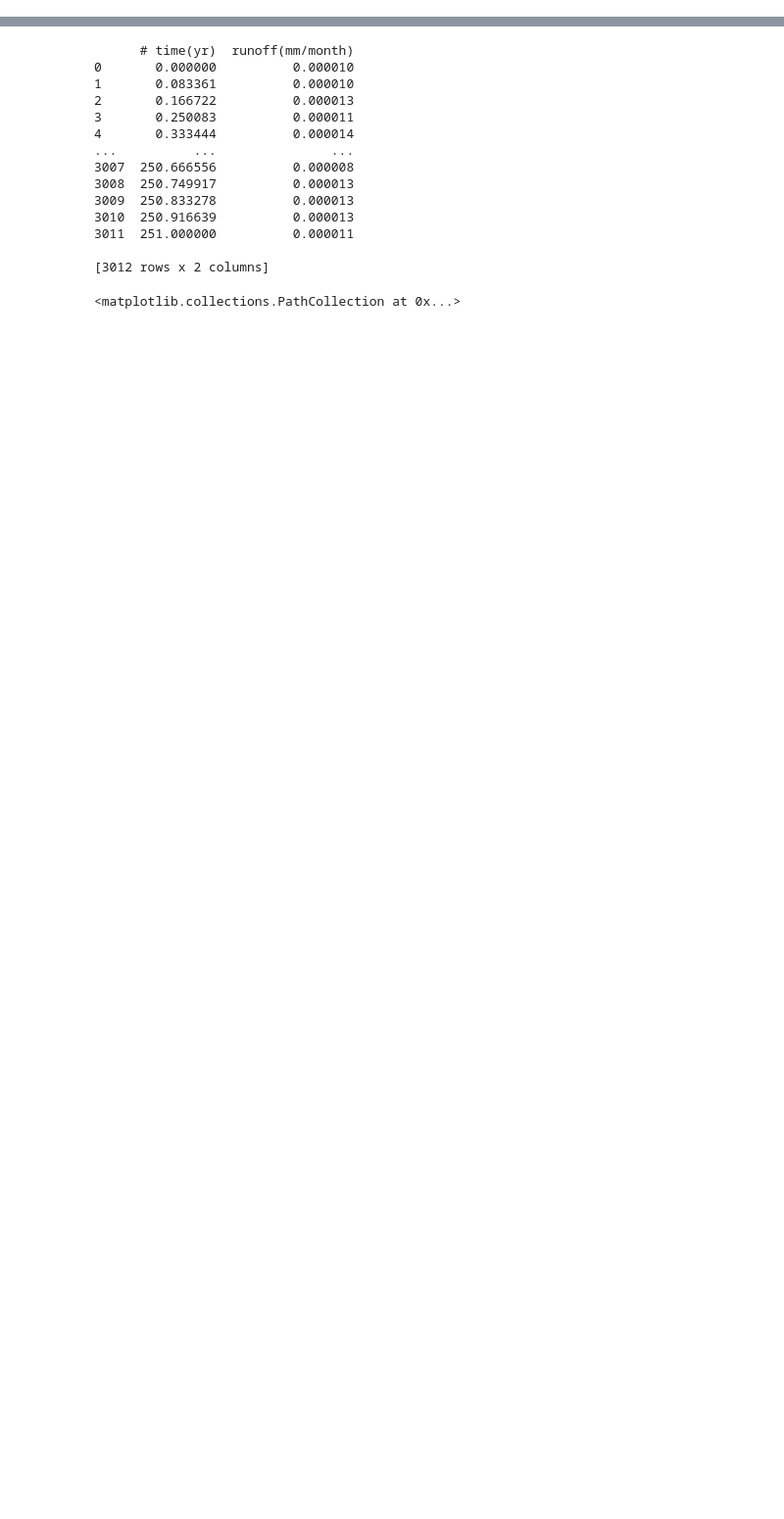
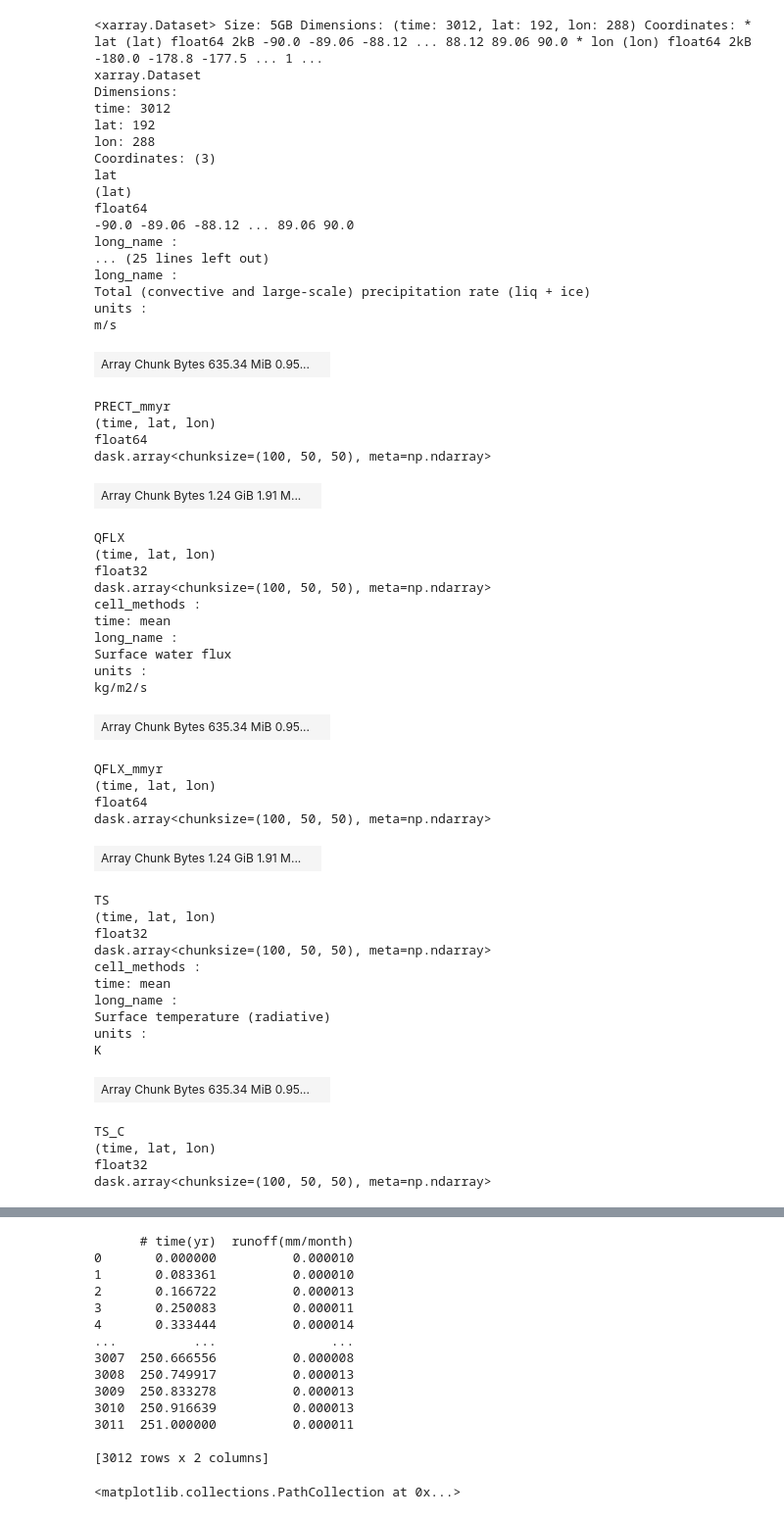
Before and after one commit to carbonplan/aglime-swap-cdr, a Jupyter notebook: cesm2/process/create-scepter-clim_ts.ipynb, the cells around one changed output, grey strips where cells are left out. Shown at 98% size. Drawn from its saved outputs; the diff is of its cells as text; code cells hidden in the pictures; blank space fills up the shorter version.

```diff
--- a/cesm2/process/create-scepter-clim_ts.ipynb
+++ b/cesm2/process/create-scepter-clim_ts.ipynb
@@ -71,0 +183,65 @@ with open('inputvar_details.txt', 'r') as file:
+# %%
+# tmpds.time.dt.year
+start_date = cftime.datetime(0, 1, 1, has_year_zero=True, calendar='noleap')
+end_date = cftime.datetime(10000, 12, 31, has_year_zero=True, calendar='noleap')
+
+tmp_slice = tmpds.sel(time=slice(start_date, end_date))
+# tmp_slice.groupby('time.month').mean(dim='time').values
+tmp_slice
+# tmp_slice2 = tmp_slice.sel(lat=slat, lon=slon, method='nearest')
+# tmp_slice2["TS_C"].groupby('time.month').mean(dim='time').values
+# %% [output]
+<xarray.Dataset> Size: 5GB Dimensions: (time: 3012, lat: 192, lon: 288) Coordinates: * lat (lat) float64 2kB -90.0 -89.06 -88.12 ... 88.12 89.06 90.0 * lon (lon) float64 2kB -180.0 -178.8 -177.5 ... 1 ...
+xarray.Dataset
+Dimensions:
+time: 3012
+lat: 192
+lon: 288
+Coordinates: (3)
+lat
+(lat)
+float64
+-90.0 -89.06 -88.12 ... 89.06 90.0
+long_name :
+... (25 lines left out)
+long_name :
+Total (convective and large-scale) precipitation rate (liq + ice)
+units :
+m/s
+| Array Chunk Bytes 635.34 MiB 0.95... |  |
+PRECT_mmyr
+(time, lat, lon)
+float64
+dask.array<chunksize=(100, 50, 50), meta=np.ndarray>
+| Array Chunk Bytes 1.24 GiB 1.91 M... |  |
+QFLX
+(time, lat, lon)
+float32
+dask.array<chunksize=(100, 50, 50), meta=np.ndarray>
+cell_methods :
+time: mean
+long_name :
+Surface water flux
+units :
+kg/m2/s
+| Array Chunk Bytes 635.34 MiB 0.95... |  |
+QFLX_mmyr
+(time, lat, lon)
+float64
+dask.array<chunksize=(100, 50, 50), meta=np.ndarray>
+| Array Chunk Bytes 1.24 GiB 1.91 M... |  |
+TS
+(time, lat, lon)
+float32
+dask.array<chunksize=(100, 50, 50), meta=np.ndarray>
+cell_methods :
+time: mean
+long_name :
+Surface temperature (radiative)
+units :
+K
+| Array Chunk Bytes 635.34 MiB 0.95... |  |
+TS_C
+(time, lat, lon)
+float32
+dask.array<chunksize=(100, 50, 50), meta=np.ndarray>
```
Also changed, not shown: parts of 5 cells of this notebook, 2 other files.
